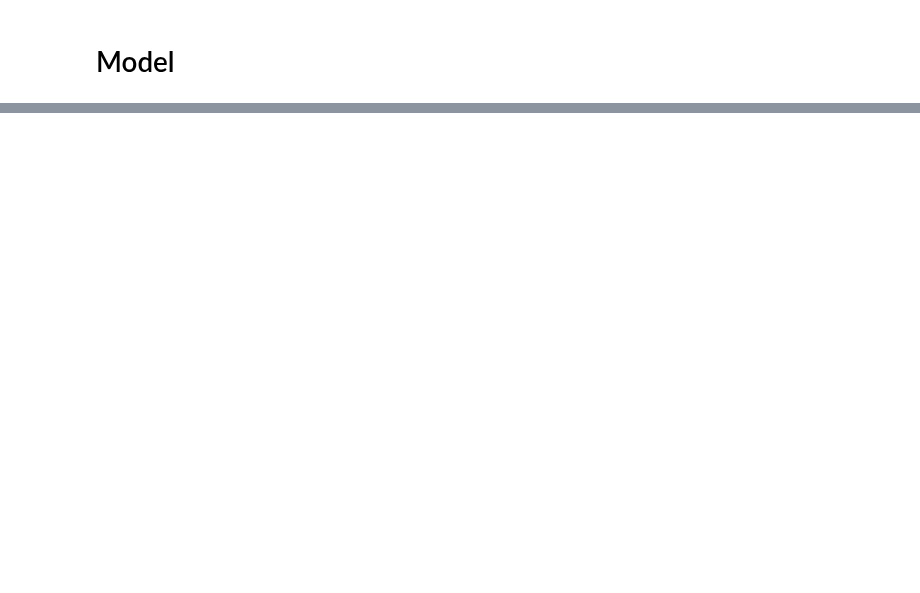
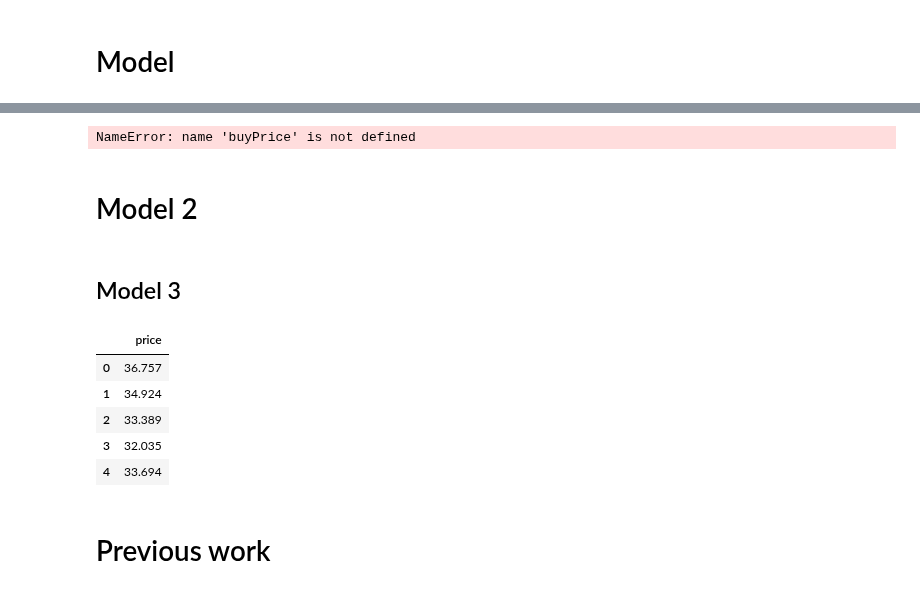
Before and after one commit to ChullEPG/solar_storage_sizing_optimization, a Jupyter notebook: battery_scheduling.ipynb, the cells around one changed output, grey strips where cells are left out. Cells and saved outputs as stored; diff of their text form; code cells hidden in the pictures; blank space fills up the shorter version.

```diff
--- a/battery_scheduling.ipynb
+++ b/battery_scheduling.ipynb
@@ -40,0 +244,12 @@ batt.current_charge
+# %%
+# get the total cost
+cost_without_batt = np.sum([(buyPrice[i]*posLoad[i]/1000 + sellPrice[i]*negLoad[i]/1000) for i in range(len(buyPrice))])
+cost_with_batt = np.sum([(buyPrice[i]*outputVars[7,i]/1000 + sellPrice[i]*outputVars[8,i]/1000) for i in range(len(buyPrice))])
+
+print('Cost without battery:', cost_without_batt)
+print('Cost with battery:', cost_with_batt)
+print('Score: %.4f'%((cost_with_batt - cost_without_batt) / np.abs(cost_without_batt)))
+# %% [output]
+NameError: name 'buyPrice' is not defined
+# %% [markdown]
+# Model 2
@@ -40,0 +344,2 @@ batt.current_charge
+# %% [markdown]
+## Model 3
@@ -41,3 +363,18 @@ batt.current_charge
+# %%
+# Load the data file
+ca_data = pd.read_csv('./data/Prices_DAM_ALTA2G_7_B1.csv',names=['price'])
+
+# Print the first 10 rows
+ca_data.head()
+# %% [output]
+|  | price |
+| 0 | 36.757 |
+| 1 | 34.924 |
+| 2 | 33.389 |
+| 3 | 32.035 |
+| 4 | 33.694 |
+# %% [markdown]
+# Previous work
 # %%
 
 
```
Also changed, not shown: parts of 20 cells of this notebook, 5 other files.
